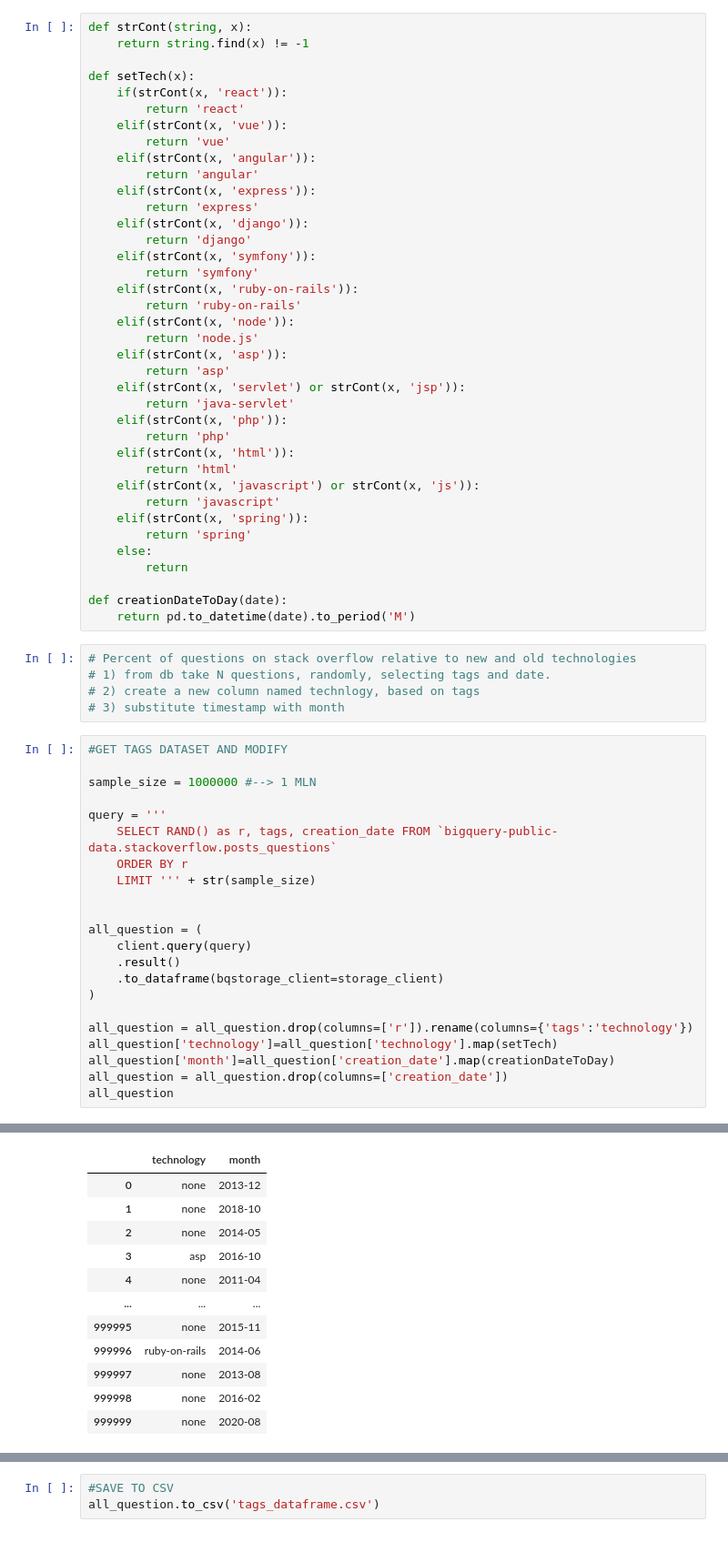
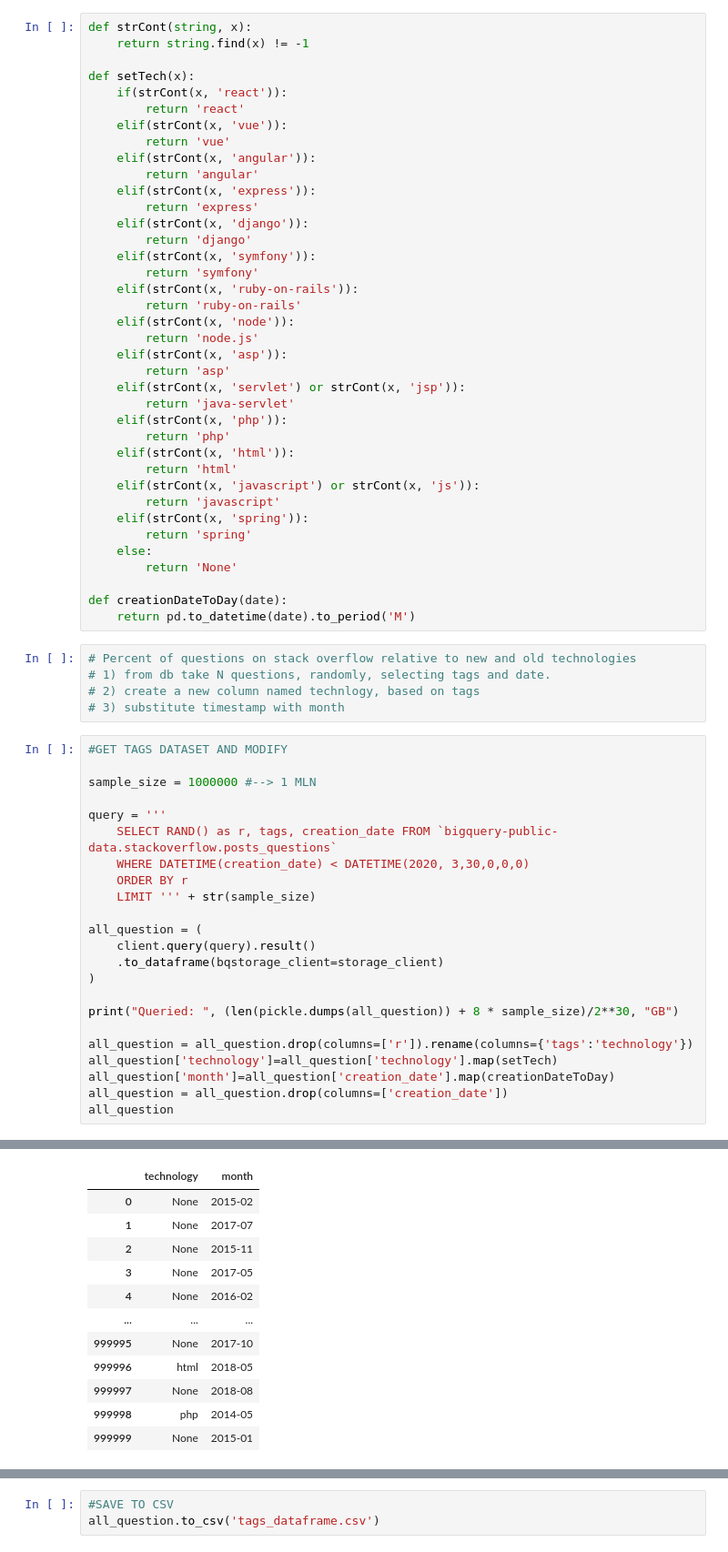
Before and after one commit to Chiyo-no-sake/ds_project, a Jupyter notebook: Data Gathering.ipynb, the cells around one changed output, grey strips where cells are left out. Shown: that part at 91% size. Drawn from its saved outputs; the diff is of its cells as text.

```diff
--- a/Data Gathering.ipynb
+++ b/Data Gathering.ipynb
@@ -44,7 +45,7 @@ def setTech(x):
     elif(strCont(x, 'spring')):
         return 'spring'
     else:
-        return
+        return 'None'
 
 def creationDateToDay(date):
     return pd.to_datetime(date).to_period('M')
@@ -60,15 +61,16 @@ sample_size = 1000000 #--> 1 MLN
 
 query = '''
     SELECT RAND() as r, tags, creation_date FROM `bigquery-public-data.stackoverflow.posts_questions`
+    WHERE DATETIME(creation_date) < DATETIME(2020, 3,30,0,0,0)
     ORDER BY r
     LIMIT ''' + str(sample_size)
 
-
 all_question = (
-    client.query(query)
-    .result()
+    client.query(query).result()
     .to_dataframe(bqstorage_client=storage_client)
 )
+
+print("Queried: ", (len(pickle.dumps(all_question)) + 8 * sample_size)/2**30, "GB")
 
 all_question = all_question.drop(columns=['r']).rename(columns={'tags':'technology'})
 all_question['technology']=all_question['technology'].map(setTech)
@@ -79,12 +82,12 @@ all_question
 |  | technology | month |
-| 0 | none | 2013-12 |
-| 1 | none | 2018-10 |
-| 2 | none | 2014-05 |
-| 3 | asp | 2016-10 |
-| 4 | none | 2011-04 |
+| 0 | None | 2015-02 |
+| 1 | None | 2017-07 |
+| 2 | None | 2015-11 |
+| 3 | None | 2017-05 |
+| 4 | None | 2016-02 |
 | ... | ... | ... |
-| 999995 | none | 2015-11 |
-| 999996 | ruby-on-rails | 2014-06 |
-| 999997 | none | 2013-08 |
-| 999998 | none | 2016-02 |
-| 999999 | none | 2020-08 |
+| 999995 | None | 2017-10 |
+| 999996 | html | 2018-05 |
+| 999997 | None | 2018-08 |
+| 999998 | php | 2014-05 |
+| 999999 | None | 2015-01 |
```
Also changed, not shown: parts of 3 cells of this notebook, 3 other files.
